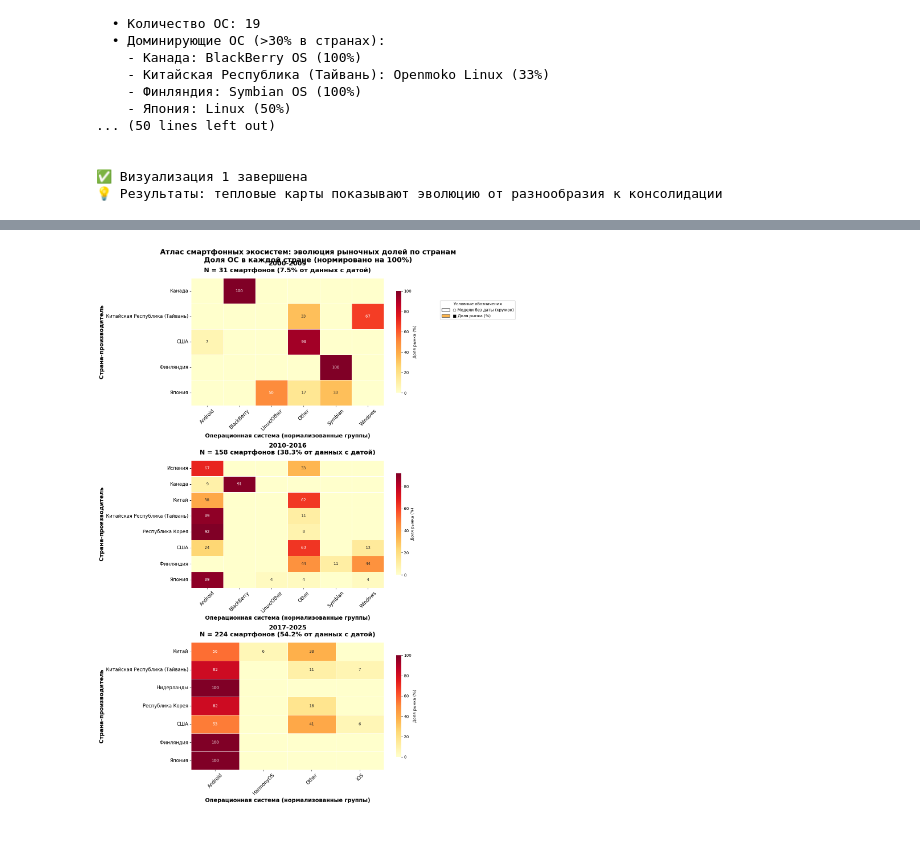
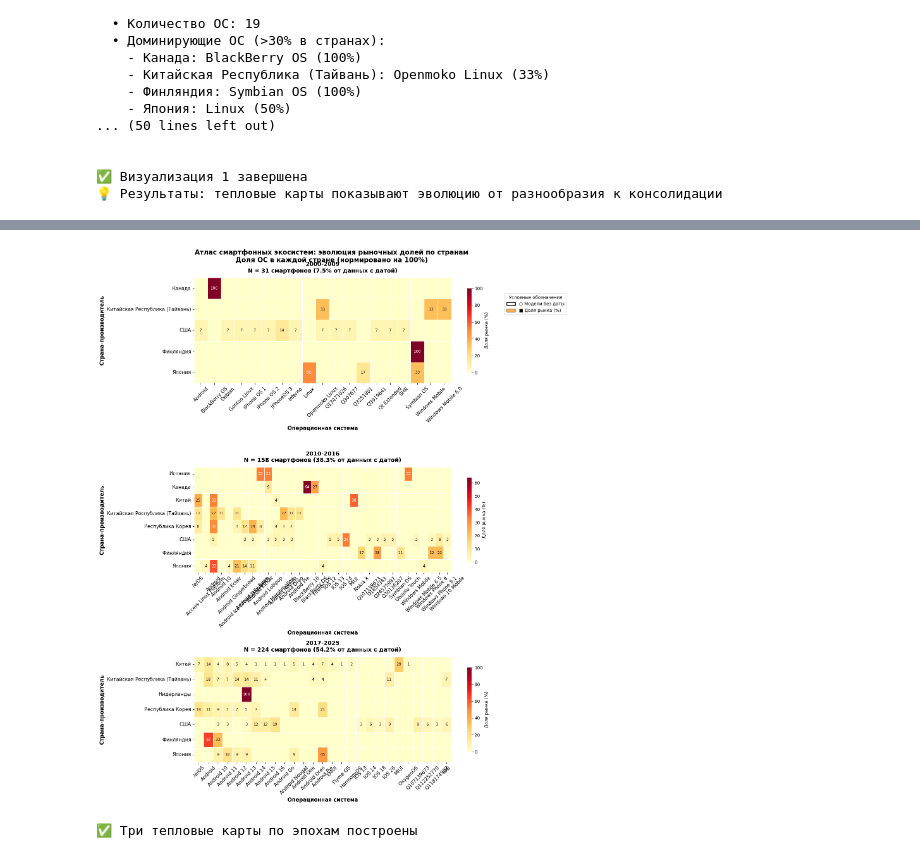
Before and after one commit to valeriachernaya/python-ai-Valeria-Chernaya, a Jupyter notebook: viz1_country_os_heatmap.ipynb, the cells around one changed output, grey strips where cells are left out. Saved outputs shown, nothing was run; the diff lists cells and outputs as text; code cells hidden in the pictures.

```diff
--- a/viz1_country_os_heatmap.ipynb
+++ b/viz1_country_os_heatmap.ipynb
@@ -709,50 +755,52 @@ for era in eras:
 # %%
 # ===================================================
-# ЯЧЕЙКА 4: Тепловые карты для трёх эпох (ИСПРАВЛЕННАЯ ВЕРСИЯ)
+# ЯЧЕЙКА 5: Тепловые карты для трёх эпох (ИСПРАВЛЕННАЯ)
 # ===================================================
 
 # ==========================================
-# 1. ПАРАМЕТРЫ ДЛЯ НАСТРОЙКИ (меняйте здесь вручную)
+# ПАРАМЕТРЫ ДЛЯ НАСТРОЙКИ (меняйте здесь вручную)
 # ==========================================
 CIRCLE_FONT_SIZE = 11        # Размер шрифта для чисел внутри кружков
-AXIS_TICK_FONT_SIZE = 12     # Размер меток на осях (страны и ОС)
-AXIS_LABEL_FONT_SIZE = 14    # Размер подписей осей (X и Y)
-TITLE_FONT_SIZE = 16         # Размер шрифта заголовка
-LEGEND_X = 1.28              # Координата X для легенды (подберите вручную)
+AXIS_TICK_FONT_SIZE = 11     # Размер меток на осях (страны и ОС)
+AXIS_LABEL_FONT_SIZE = 12    # Размер подписей осей
+TITLE_FONT_SIZE = 13         # Размер шрифта заголовка
+LEGEND_X = 1.20              # Координата X для легенды
 LEGEND_Y = 0.75              # Координата Y для легенды
-
 selected_cmap = 'YlOrRd'     # Цветовая схема
 
 # ==========================================
-# 2. ФУНКЦИЯ ДЛЯ РИСОВАНИЯ КРУЖКОВ (модели без даты)
+# ФУНКЦИЯ ДЛЯ РИСОВАНИЯ КРУЖКОВ (модели без даты)
 # ==========================================
-def add_undated_circles(ax, pivot_data, era_df):
-    """Добавляет кружки с количеством моделей без даты"""
+def add_undated_circles(ax, pivot_data, era_name):
+    """Добавляет кружки с количеством моделей без даты для данной эпохи"""
     countries_list = list(pivot_data.index)
     os_list = list(pivot_data.columns)
 
+    # Получаем модели без даты в этой эпохе
+    era_df = df_with_date[df_with_date['era'] == era_name]
     era_undated = era_df[era_df['releaseDate'].isna()].copy()
+
     if len(era_undated) == 0:
         return
 
     era_undated['os_norm'] = era_undated['os'].apply(normalize_os)
-    undated_counts = era_undated.groupby(['country', 'os_norm']).size()
+    undated_counts = era_undated.groupby(['country', 'os']).size()
 
-    for (country, os_n), count in undated_counts.items():
-        if country in countries_list and os_n in os_list:
-            x = os_list.index(os_n) + 0.5
+    for (country, os_name), count in undated_counts.items():
+        if country in countries_list and os_name in os_list:
+            x = os_list.index(os_name) + 0.5
             y = countries_list.index(country) + 0.5
             # Рисуем кружок
             circle = Circle((x, y), 0.38, fill=False, edgecolor='black', linewidth=1.8)
             ax.add_patch(circle)
-            # Текст с увеличенным шрифтом
+            # Текст с количеством
             ax.text(x, y, f'{count}', ha='center', va='center',
                     fontsize=CIRCLE_FONT_SIZE, color='black', fontweight='bold')
 
 # ==========================================
-# 3. ПОСТРОЕНИЕ ТРЁХ ТЕПЛОВЫХ КАРТ
+# ПОСТРОЕНИЕ ТРЁХ ТЕПЛОВЫХ КАРТ
 # ==========================================
-fig, axes = plt.subplots(3, 1, figsize=(15, 20))
+fig, axes = plt.subplots(3, 1, figsize=(15, 18))
 
 for idx, era in enumerate(eras):
     data, n = heatmaps_data[era]
@@ -760,51 +808,50 @@ for idx, era in enumerate(eras):
     # Рисуем тепловую карту
     sns.heatmap(data, annot=True, fmt='.0f', cmap=selected_cmap,
                 cbar_kws={'label': 'Доля рынка (%)', 'shrink': 0.8},
-                ax=axes[idx], linewidths=0.5, annot_kws={'size': 10})
+                ax=axes[idx], linewidths=0.5, annot_kws={'size': 9})
 
     # Удаляем текстовые метки для нулевых ячеек
     for text in axes[idx].texts:
         if text.get_text() == '0':
             text.set_text('')
 
     # Добавляем кружки для моделей без даты
-    era_data = df_with_date[df_with_date['era'] == era]
-    add_undated_circles(axes[idx], data, era_data)
+    add_undated_circles(axes[idx], data, era)
 
-    # Настройка заголовка (без эмодзи)
+    # Настройка заголовка
     era_title = era.split('(')[0].strip()
     axes[idx].set_title(f'{era_title}\nN = {n} смартфонов ({n/len(df_with_date)*100:.1f}% от данных с датой)',
-                        fontsize=TITLE_FONT_SIZE, fontweight='bold', pad=15)
+                        fontsize=TITLE_FONT_SIZE, fontweight='bold', pad=12)
 
     # Увеличенные подписи осей
-    axes[idx].set_xlabel('Операционная система (нормализованные группы)',
-                         fontsize=AXIS_LABEL_FONT_SIZE, fontweight='bold')
-    axes[idx].set_ylabel('Страна-производитель',
-                         fontsize=AXIS_LABEL_FONT_SIZE, fontweight='bold')
+    axes[idx].set_xlabel('Операционная система', fontsize=AXIS_LABEL_FONT_SIZE, fontweight='bold')
+    axes[idx].set_ylabel('Страна-производитель', fontsize=AXIS_LABEL_FONT_SIZE, fontweight='bold')
 
     # Увеличенные метки на осях
     axes[idx].tick_params(axis='x', rotation=45, labelsize=AXIS_TICK_FONT_SIZE)
     axes[idx].tick_params(axis='y', labelsize=AXIS_TICK_FONT_SIZE)
 
 # ==========================================
-# 4. ОБЩИЙ ЗАГОЛОВОК И ЛЕГЕНДА
+# ОБЩИЙ ЗАГОЛОВОК И ЛЕГЕНДА (перемещена)
 # ==========================================
-fig.suptitle('Атлас смартфонных экосистем: эволюция рыночных долей по странам\n'
-             'Доля ОС в каждой стране (нормировано на 100%)',
+fig.suptitle('Атлас смартфонных экосистем: эволюция рыночных долей по странам\nДоля ОС в каждой стране (нормировано на 100%)',
              fontsize=TITLE_FONT_SIZE + 2, fontweight='bold', y=0.98)
 
-# Легенда (перемещена в правый верхний угол)
+# Легенда (перемещена в правую область, где меньше нулей)
 legend_elements = [
-    Patch(facecolor='none', edgecolor='black', label='○ Модели без даты (кружок)'),
+    Circle((0, 0), 0.3, fill=False, edgecolor='black', linewidth=1.8, label='○ Модели без даты'),
     Patch(facecolor='#FF9800', edgecolor='black', label='■ Доля рынка (%)', alpha=0.7)
 ]
 axes[0].legend(handles=legend_elements, loc='center left',
                bbox_to_anchor=(LEGEND_X, LEGEND_Y),
                title="Условные обозначения", fontsize=10, framealpha=0.9)
 
 plt.tight_layout()
 plt.show()
+
+print("\n✅ Три тепловые карты по эпохам построены")
 # %% [output]
-[figure, old version]
+[figure, new version]
+✅ Три тепловые карты по эпохам построены
 # %%
 # ===================================================
```
Also changed, not shown: parts of 6 cells of this notebook.
